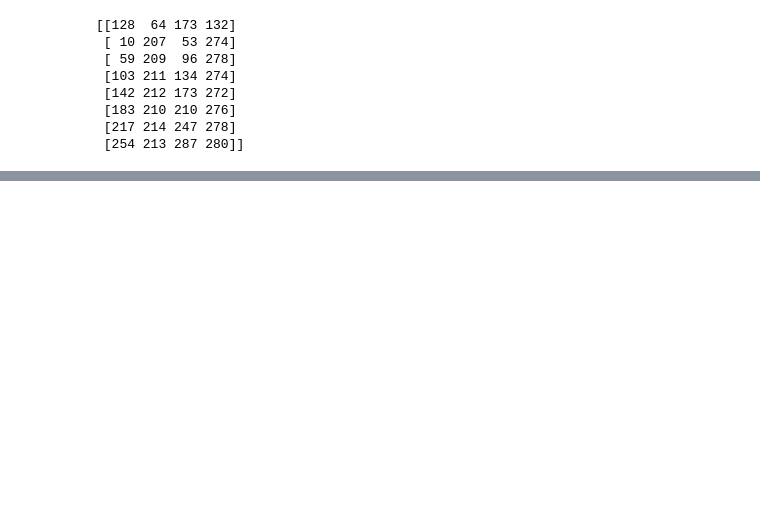
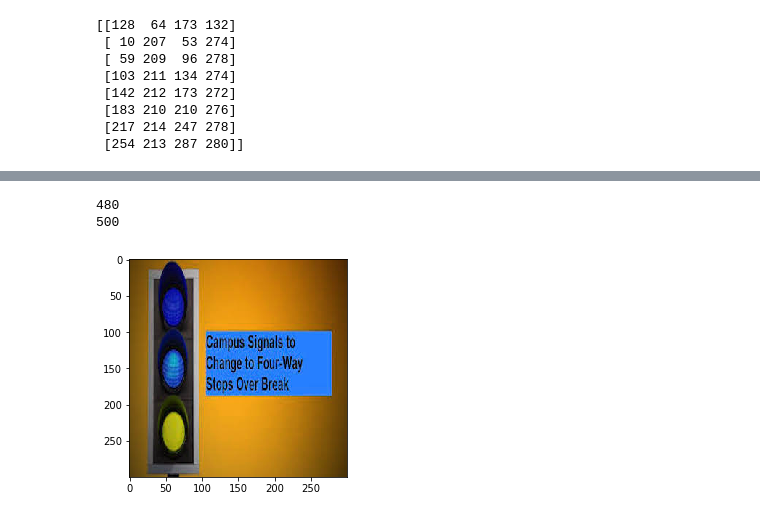
Before and after one commit to darshankrishnaswamy/Pedestrian-Assistant, a Jupyter notebook: XML_Read.ipynb, the cells around one changed output, grey strips where cells are left out. Saved outputs shown, nothing was run; the diff lists cells and outputs as text; code cells hidden in the pictures; blank space fills up the shorter version.

```diff
--- a/XML_Read.ipynb
+++ b/XML_Read.ipynb
@@ -191,0 +231,64 @@ def remove_same(a, b):
+# %%
+import cv2
+import numpy as np
+import matplotlib.pyplot as plt
+greendata = []
+for i in range(10):
+    x = 'images_new_resized/green_new/0000000'+str(i)+".jpg"
+    try:
+        plt.imshow(cv2.imread(x));
+        assert cv2.imread(x).shape == (300,300,3)
+        greendata.append(cv2.imread(x))
+    except:
+        greendata.append([])
+for i in range(10,100):
+    x = 'images_new_resized/green_new/000000'+str(i)+".jpg"
+    try:
+        plt.imshow(cv2.imread(x));
+        assert cv2.imread(x).shape == (300,300,3)
+        greendata.append(cv2.imread(x))
+    except:
+         greendata.append([])
+for i in range(100,480):
+    x = 'images_new_resized/green_new/00000'+str(i)+".jpg"
+    try:
+        plt.imshow(cv2.imread(x));
+        assert cv2.imread(x).shape == (300,300,3)
+        greendata.append(cv2.imread(x))
+    except:
+         greendata.append([])
+greendata = np.array(greendata)
+
+reddata = []
+for i in range(10):
+    x = 'images_new_resized/red_new/0000000'+str(i)+".jpg"
+    try:
+        plt.imshow(cv2.imread(x));
+        assert cv2.imread(x).shape == (300,300,3)
+        reddata.append(cv2.imread(x))
+    except:
+        reddata.append([])
+for i in range(10,100):
+    x = 'images_new_resized/red_new/000000'+str(i)+".jpg"
+    try:
+        plt.imshow(cv2.imread(x));
+        assert cv2.imread(x).shape == (300,300,3)
+        reddata.append(cv2.imread(x))
+    except:
+         reddata.append([])
+for i in range(100,500):
+    x = 'images_new_resized/red_new/00000'+str(i)+".jpg"
+    try:
+        plt.imshow(cv2.imread(x));
+        assert cv2.imread(x).shape == (300,300,3)
+        reddata.append(cv2.imread(x))
+    except:
+         reddata.append([])
+
+
+print(len(greendata))
+print(len(reddata))
+# %% [output]
+480
+500
+[figure, added]
```
Also changed, not shown: parts of 8 cells of this notebook.
